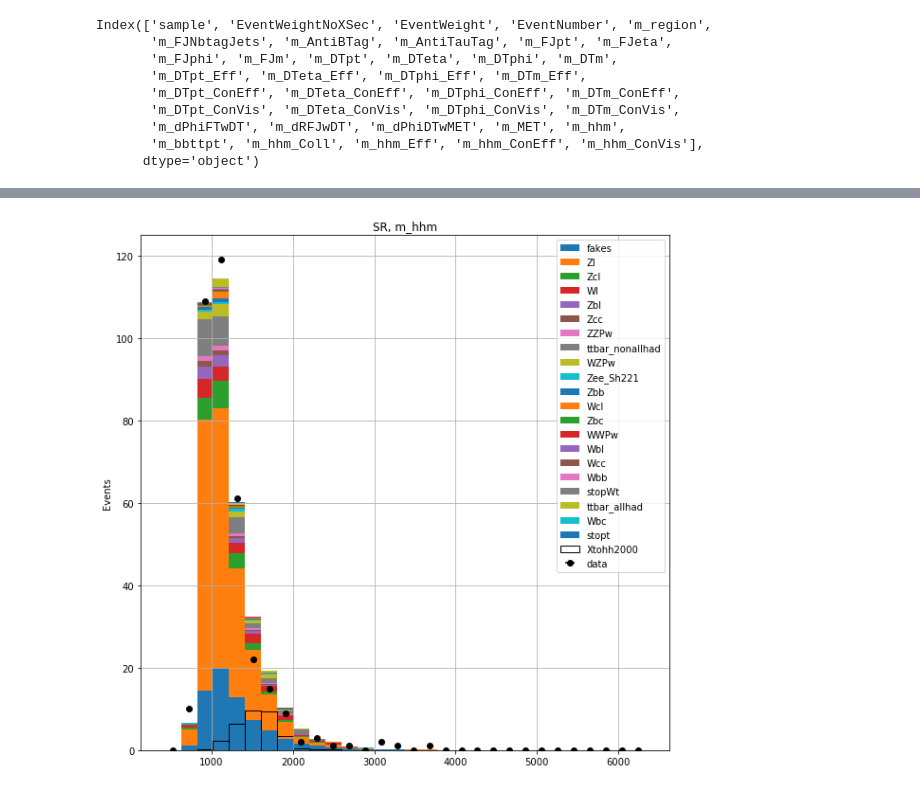
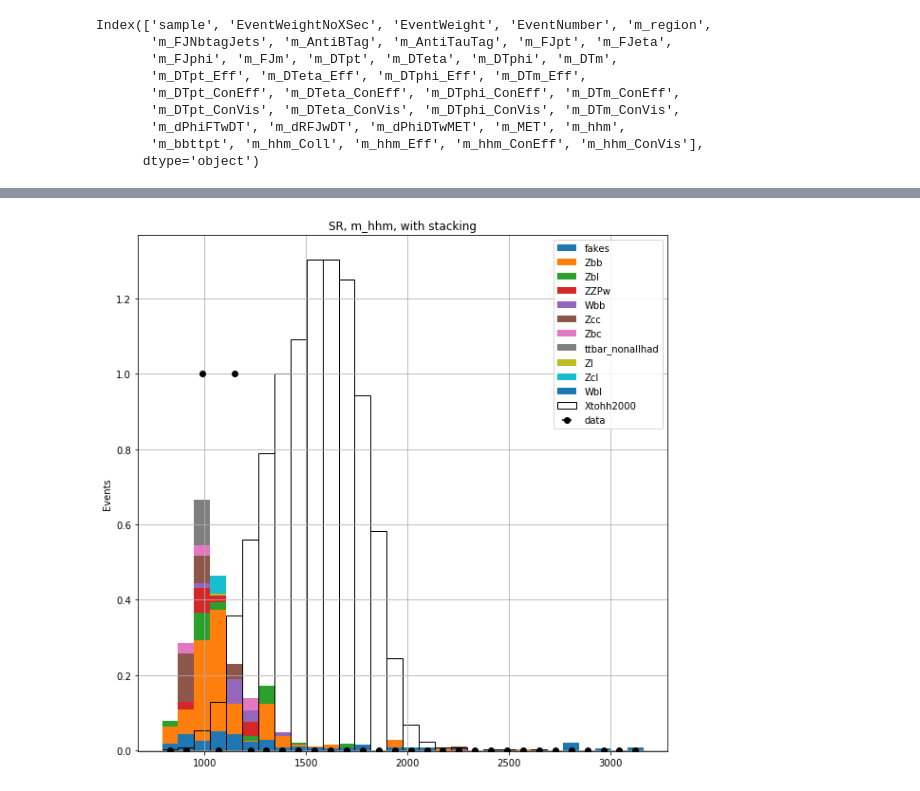
Before and after one commit to Jneror/BoostedDiHiggsDeepLearning, a Jupyter notebook: notebooks/2020-05-21-RPR-histograms.ipynb, the cells around one changed output, grey strips where cells are left out. Cells and saved outputs as stored; diff of their text form; code cells hidden in the pictures.

Commit message:
improving histograms generation

```diff
--- a/notebooks/2020-05-21-RPR-histograms.ipynb
+++ b/notebooks/2020-05-21-RPR-histograms.ipynb
@@ -29,7 +29,9 @@ df = read_root_file(root_file_path)
 ## Filtering per region
 # %%
 region = "SR"
+tag = 2
 df = df[df["m_region"] == region]
+df = df[df["m_FJNbtagJets"] == tag]
 print(df.columns)
 
 #df_data = df_data[df_data["m_region"]==region]
@@ -114,26 +110,26 @@ stopt 1 0.29318509
 # %%
 
 
 plt.figure(figsize=(10,10))
-plt.title("SR, m_hhm")
+plt.title("SR, m_hhm, with stacking")
 plt.grid()
 plt.hist(stack_list, range=(hmin,hmax),
              weights = weights_list, bins=30,
          stacked=True,histtype =  'barstacked',label=names)
 
 n, bin_edges,patches = plt.hist(df_signal["m_hhm"].values, range=(hmin,hmax),
              weights = signal_weights, bins=30,label="Xtohh2000",fill=False,
          color="red")
 
 bin_centres = (bin_edges[:-1] + bin_edges[1:])/2.
 import numpy as np
 counts,bin_edges = np.histogram(df_data["m_hhm"].values,range=(hmin,hmax),
               bins=30)
 
 plt.errorbar(bin_centres, counts,xerr=False, fmt="ok",label="data")
 
 plt.legend(loc="upper right")
 plt.ylabel('Events')
 plt.show()
 # %% [output]
-[figure, old version]
+[figure, new version]
```
Also changed, not shown: parts of 1 cell of this notebook, 1 other file.
